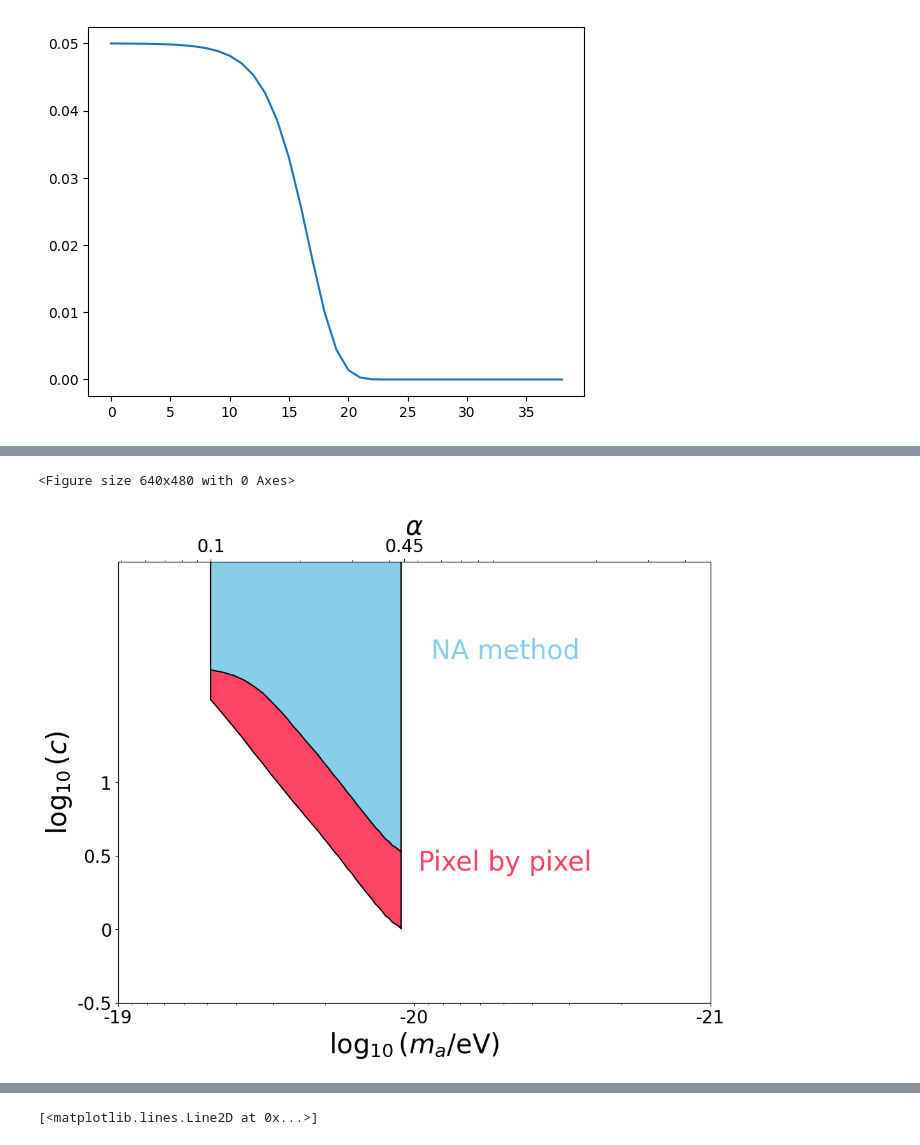
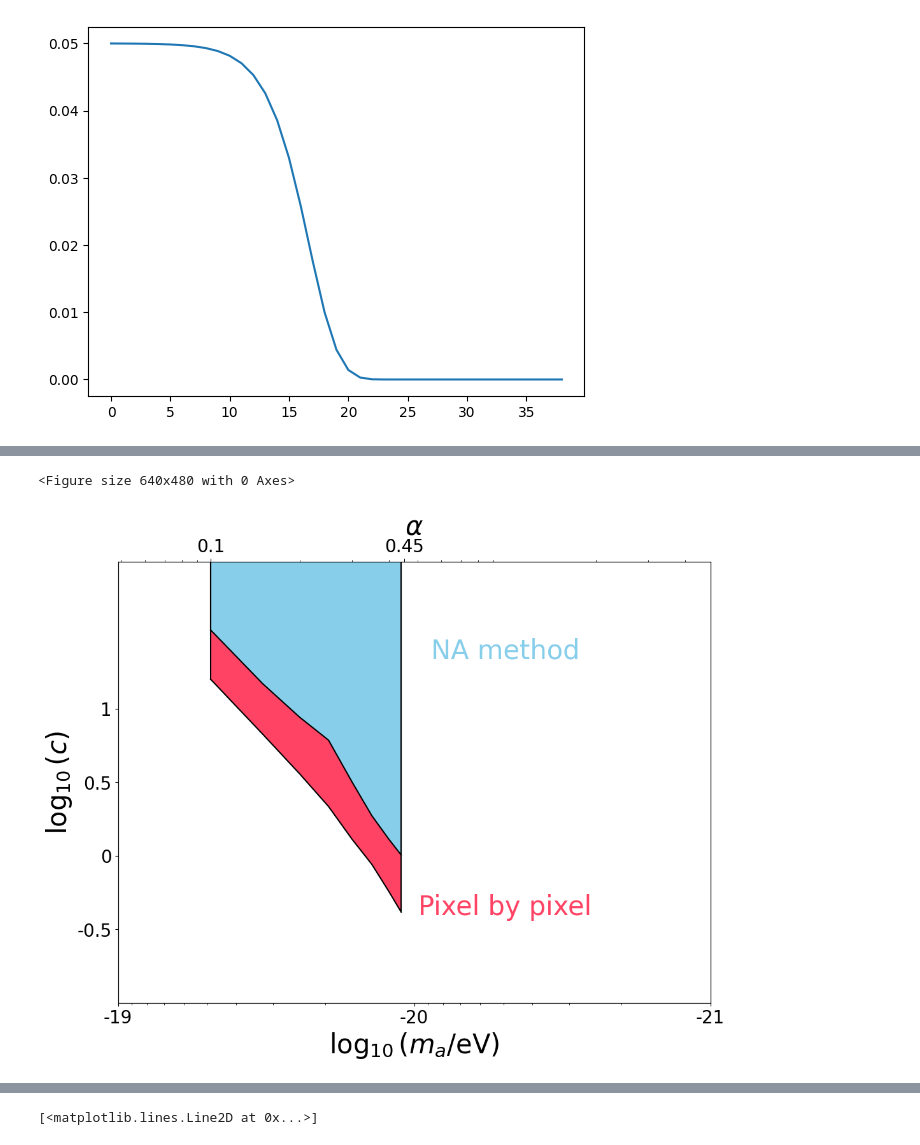
Before and after one commit to ProjectEHT-PKU/EHT-axion-pixel-by-pixel-analysis, a Jupyter notebook: result.ipynb, the cells around one changed output, grey strips where cells are left out. Saved outputs shown, nothing was run; the diff lists cells and outputs as text; code cells hidden in the pictures.

```diff
--- a/result.ipynb
+++ b/result.ipynb
@@ -1155,5 +2022,5 @@ plt.plot(np.diff(prgagg))
 [<matplotlib.lines.Line2D at 0x...>]
 [figure]
 # %%
-final_cut1=np.load('M_all/new_static/l_cor_dyn_obs.npz')
-final_cut2 = np.load('new_static/l_cor_1d.npz')
+final_cut1 = np.load("Results/data/cor_grmhd_1d.npz")
+final_cut2 = np.load("Results/data/cor_grmhd.npz")
@@ -1160,52 +2094,70 @@ final_cut2 = np.load('new_static/l_cor_1d.npz')
 # %%
 plt.clf()
-fig,ax = plt.subplots(figsize=(12,9))
-ax.set_xscale('log')
+fig, ax = plt.subplots(figsize=(12, 9))
+ax.set_xscale("log")
 ax2 = ax.twiny()
-ax2.set_xscale('log')
-ax.set_ylim(-0.5,2.5)
-ax.set_yticks([-0.5,0,0.5,1])
-ax.set_yticklabels(['-0.5','0','0.5','1'],size=20)
-ax.set_ylabel('$\log_{10}(c)$',size=30)
-ax2.set_xticks([0.1,0.45])
-ax2.set_xticklabels(['0.1','0.45'],size=20)
-ax2.set_xlabel(r'$ \alpha $',size=30)
-ax2.set_xlim(0.0486495,4.86495)
-ax.set_xlim(1E-19, 1E-21)
-ax.set_xticks([1E-21,1E-20,1E-19])
-ax.set_xticklabels(['-21','-20','-19'],size=20)
-ax.set_xlabel('$\log_{10}(m_a/\mathrm{eV})$',size=30)
-temp = np.load('new_static/l_cor_1d.npz')
-x1 = temp['omegas']
-y1 = temp['cuts']
+ax2.set_xscale("log")
+ax.set_ylim(-1, 2)
+ax.set_yticks([-0.5, 0, 0.5, 1])
+ax.set_yticklabels(["-0.5", "0", "0.5", "1"], size=20)
+ax.set_ylabel("$\log_{10}(c)$", size=30)
+ax2.set_xticks([0.1, 0.45])
+ax2.set_xticklabels(["0.1", "0.45"], size=20)
+ax2.set_xlabel(r"$ \alpha $", size=30)
+ax2.set_xlim(0.0486495, 4.86495)
+ax.set_xlim(1e-19, 1e-21)
+ax.set_xticks([1e-21, 1e-20, 1e-19])
+ax.set_xticklabels(["-21", "-20", "-19"], size=20)
+ax.set_xlabel("$\log_{10}(m_a/\mathrm{eV})$", size=30)
+temp = np.load("new_static/l_cor_1d.npz")
+# x1 = temp["omegas"]
+# y1 = temp["cuts"]
+x1 = final_cut1["alphas"]
+y1 = final_cut1["cuts"]
 yarray1 = deepcopy(y1)
-temp = np.load('M_all/new_static/l_cor_dyn_obs.npz')
-x2 = temp['omegas']
-y2 = temp['cuts']
+temp = np.load("M_all/new_static/l_cor_dyn_obs.npz")
+# x2 = temp["omegas"]
+# y2 = temp["cuts"]
+x2 = final_cut2["alphas"]
+y2 = final_cut2["cuts"]
 # y2[-2] = -1.09
 # y2[-1] = -1.12
 yarray2 = deepcopy(y2)
 
 
 # for i in range(1,len(y2)-1):
 #     yarray1[i] = (y1[i-1]+y1[i]+y1[i+1])/3.
 #     yarray2[i] = (y2[i-1]+y2[i]+y2[i+1])/3.
 
-ax2.plot(x1,yarray1,'black')
-ax2.plot([np.max(x1),np.max(x1)],[yarray1[-1],6],'black')
-ax2.plot([np.min(x1),np.min(x1)],[yarray1[0],6],'black')
-ax2.plot(x2,yarray2,'black')
-ax2.plot([np.max(x1),np.max(x1)],[yarray2[-1],6],'black')
-ax2.plot([np.min(x1),np.min(x1)],[yarray2[0],6],'black')
-xcolor = ['SkyBlue','#C8C8A9','#FE4365']
-ax2.fill_between(x1,yarray1, 3,ls='-',lw=2,fc = xcolor[0],alpha=1)
-ax2.fill_between(x1,yarray2, yarray1,ls='-',lw=2,fc = xcolor[2],alpha=1)
-plt.annotate('NA method',xy=(0.78,0.78),xycoords='axes fraction',ha='right',size=30,color = xcolor[0])
-plt.annotate('Pixel by pixel',xy=(0.8,0.3),xycoords='axes fraction',ha='right',size=30,color = xcolor[2])
-plt.savefig(f'new_static/contract.pdf',dpi=600)
+ax2.plot(x1, yarray1, "black")
+ax2.plot([np.max(x1), np.max(x1)], [yarray1[-1], 6], "black")
+ax2.plot([np.min(x1), np.min(x1)], [yarray1[0], 6], "black")
+ax2.plot(x2, yarray2, "black")
+ax2.plot([np.max(x1), np.max(x1)], [yarray2[-1], 6], "black")
+ax2.plot([np.min(x1), np.min(x1)], [yarray2[0], 6], "black")
+xcolor = ["SkyBlue", "#C8C8A9", "#FE4365"]
+ax2.fill_between(x1, yarray1, 3, ls="-", lw=2, fc=xcolor[0], alpha=1)
+ax2.fill_between(x1, yarray2, yarray1, ls="-", lw=2, fc=xcolor[2], alpha=1)
+plt.annotate(
+    "NA method",
+    xy=(0.78, 0.78),
+    xycoords="axes fraction",
+    ha="right",
+    size=30,
+    color=xcolor[0],
+)
+plt.annotate(
+    "Pixel by pixel",
+    xy=(0.8, 0.2),
+    xycoords="axes fraction",
+    ha="right",
+    size=30,
+    color=xcolor[2],
+)
+plt.savefig(f"new_static/contract.pdf", dpi=600)
 # %% [output]
 <Figure size 640x480 with 0 Axes>
-[figure, old version]
+[figure, new version]
 # %%
 plt.plot(final_cut1["cuts"])
 plt.plot(final_cut2["cuts"])
```
Also changed, not shown: parts of 130 cells of this notebook, 25 other files.
